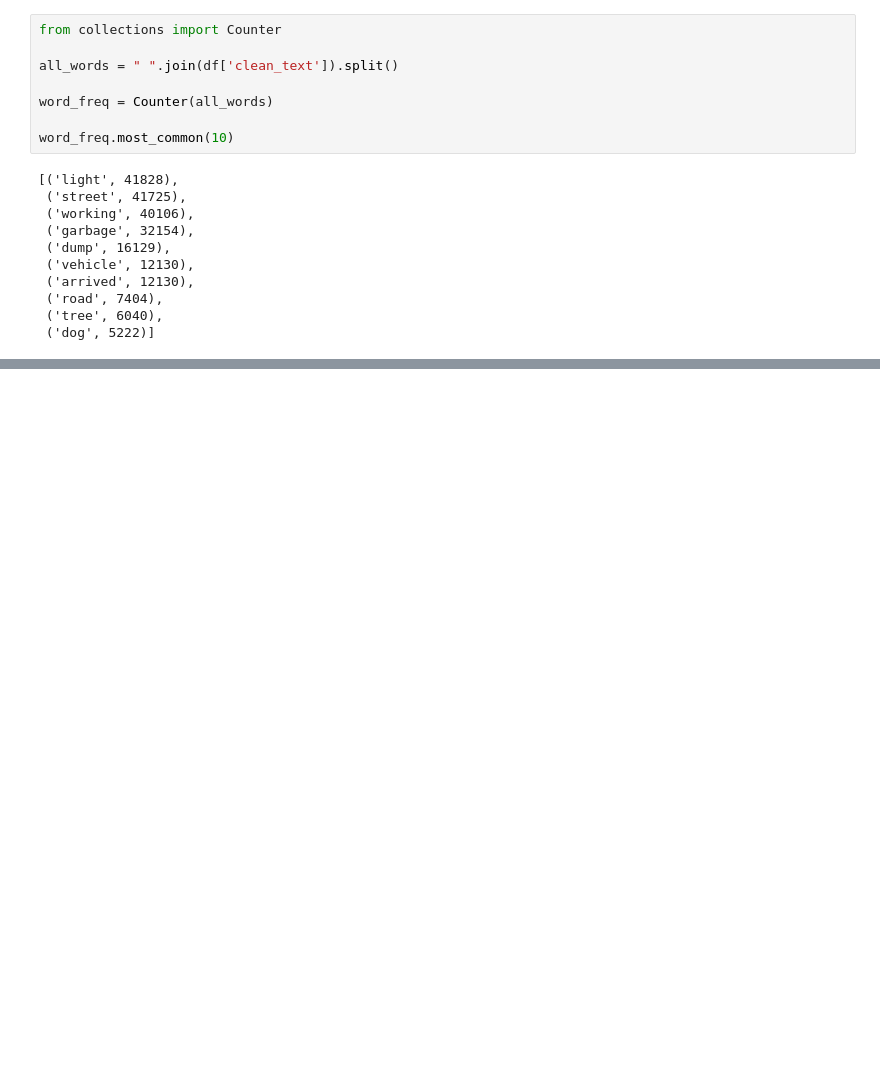
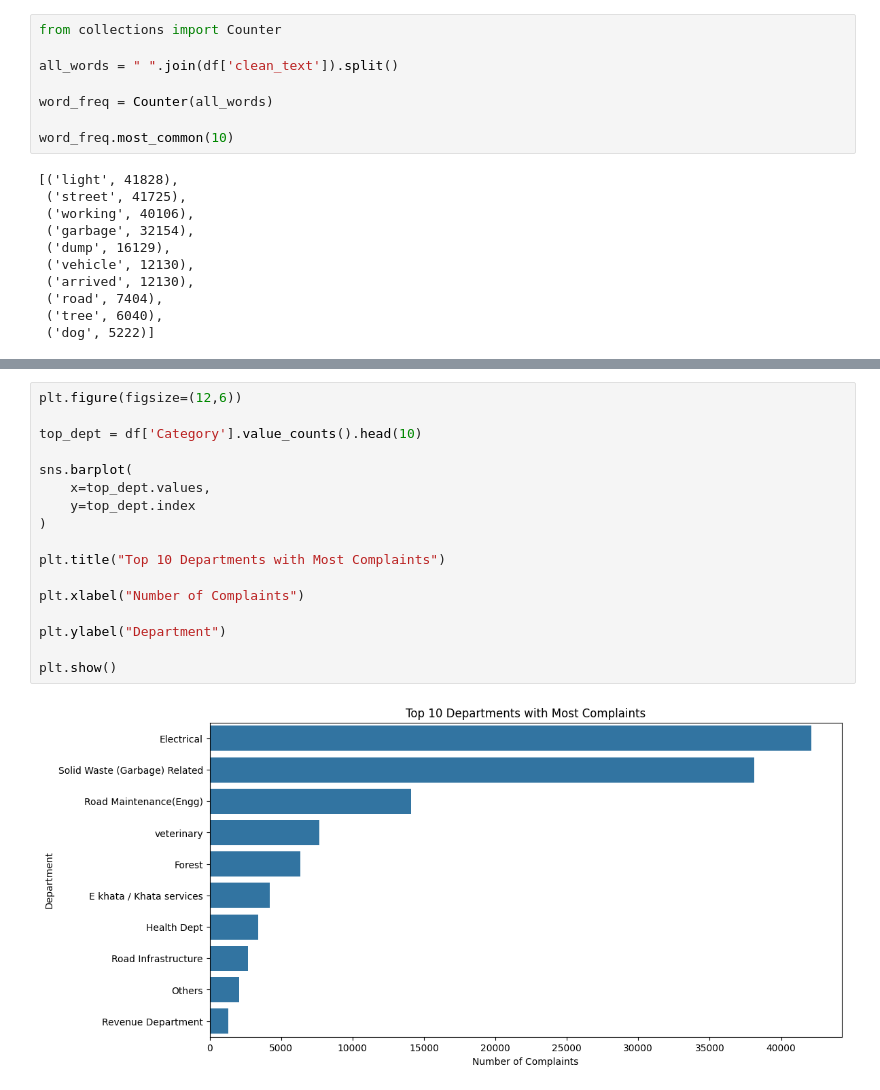
Before and after one commit to liyajasminn/AI-Citizen-Grievance-System, a Jupyter notebook: week1.ipynb, the cells around one changed output, grey strips where cells are left out. Drawn from its saved outputs; the diff is of its cells as text; blank space fills up the shorter version.

```diff
--- a/week1.ipynb
+++ b/week1.ipynb
@@ -230,0 +283,19 @@ word_freq.most_common(10)
+# %%
+plt.figure(figsize=(12,6))
+
+top_dept = df['Category'].value_counts().head(10)
+
+sns.barplot(
+    x=top_dept.values,
+    y=top_dept.index
+)
+
+plt.title("Top 10 Departments with Most Complaints")
+
+plt.xlabel("Number of Complaints")
+
+plt.ylabel("Department")
+
+plt.show()
+# %% [output]
+[figure, added]
```
Also changed, not shown: parts of 8 cells of this notebook.
